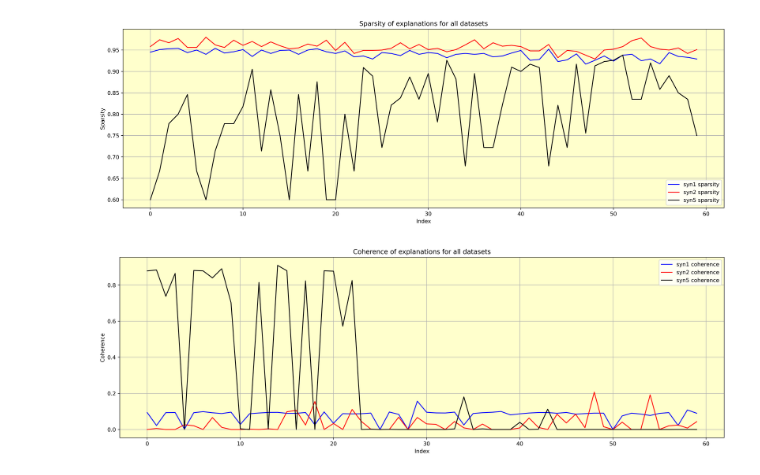
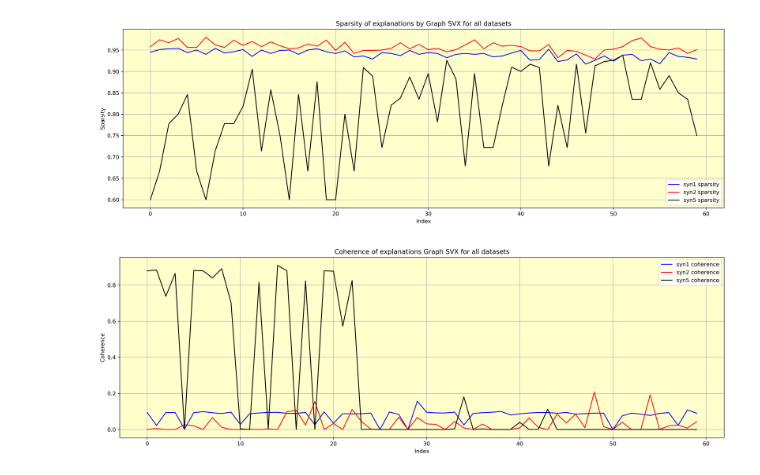
Before and after one commit to ASudu/GraphSVX_graph_properties, a Jupyter notebook: graph_theoretic_properties/combined.ipynb, the cells around one changed output. Cells and saved outputs as stored; diff of their text form; code cells hidden in the pictures.

Commit message:
updated plot titles

```diff
--- a/graph_theoretic_properties/combined.ipynb
+++ b/graph_theoretic_properties/combined.ipynb
@@ -14,36 +14,36 @@ x2 = list(range(len(df2)))
 x5 = list(range(len(df5)))
 
 sparse1 = list(df1['Sparsity'])
 sparse2 = list(df2['Sparsity'])
 sparse5 = list(df5['Sparsity'])
 
 # mean_sparse = list(np.ones(len(df))*df['Sparsity'].mean())
 plt.figure(figsize=(20,6), dpi = 500)
 plt.gca().grid(True)
 plt.gca().set_facecolor((1, 1, 0.8))
 plt.plot(x1, sparse1, label='syn1 sparsity',color='blue')
 plt.plot(x2, sparse2, label='syn2 sparsity',color='red')
 plt.plot(x5, sparse5, label='syn5 sparsity',color='k')
 # plt.plot(x,def_sparse, label = 'Max edge density for sparse graphs')
 # plt.plot(x,mean_sparse, label = 'Average sparsity', color='k')
 
 # sp_mean = df['Sparsity'].mean()
 # sp_std = df['Sparsity'].std()
 # y1 = sp_mean - sp_std
 # y_1 = y1 - sp_std
 # y2 = sp_mean + sp_std
 # y_2 = y2 + sp_std
 # plt.axhspan(y_1, y_2, color='red', alpha=0.3)
 # plt.axhspan(y1, y2, color='green', alpha=0.3)
 
-plt.title('Sparsity of explanations for all datasets', fontsize=12)
+plt.title('Sparsity of explanations by Graph SVX for all datasets', fontsize=12)
 plt.legend(prop={'size':10})
 plt.ylabel("Sparsity")
 plt.xlabel("Index")
-plt.savefig(fname= "D:\D_Drive\Github\Thesis\GraphSVX_graph_properties\graph_theoretic_properties\plots\sparsity_all")
+plt.savefig(fname= "D:\D_Drive\Github\Thesis\GraphSVX_graph_properties\graph_theoretic_properties\plots\SVX_sparsity_datasets")
 plt.show()
 # %% [output]
-[figure, old version]
+[figure, new version]
 # %%
 # Plot Coherence
 x1 = list(range(len(df1)))
@@ -73,11 +73,11 @@ plt.plot(x5, coh5, label='syn5 coherence',color='k')
 # plt.axhspan(y_1, y_2, color='red', alpha=0.3)
 # plt.axhspan(y1, y2, color='green', alpha=0.3)
 
-plt.title('Coherence of explanations for all datasets', fontsize=12)
+plt.title('Coherence of explanations Graph SVX for all datasets', fontsize=12)
 plt.legend(prop={'size':10})
 plt.ylabel("Coherence")
 plt.xlabel("Index")
-plt.savefig(fname= "D:\D_Drive\Github\Thesis\GraphSVX_graph_properties\graph_theoretic_properties\plots\coherence_all")
+plt.savefig(fname= "D:\D_Drive\Github\Thesis\GraphSVX_graph_properties\graph_theoretic_properties\plots\SVX_coherence_datasets")
 plt.show()
 # %% [output]
-[figure, old version]
+[figure, new version]
```
Also changed, not shown: 6 other files.
